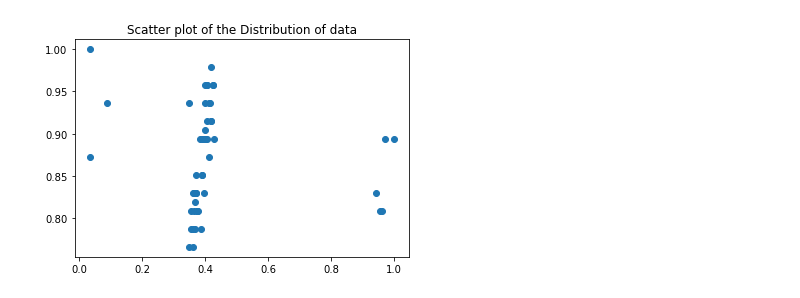
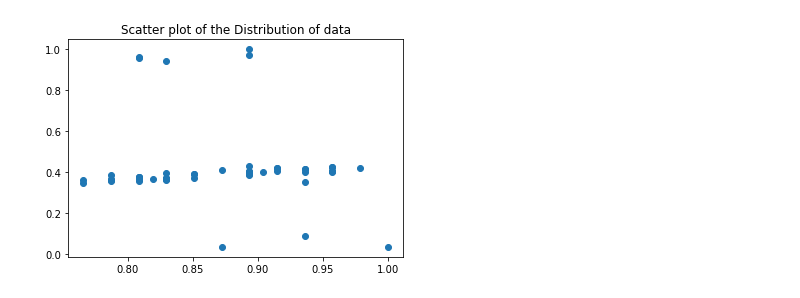
Before and after one commit to Dybton/data-mining-mini-project, a Jupyter notebook: mini_project_clustering.ipynb, the cells around one changed output. Cells and saved outputs as stored; diff of their text form; code cells hidden in the pictures.

```diff
--- a/mini_project_clustering.ipynb
+++ b/mini_project_clustering.ipynb
@@ -5,8 +5,11 @@ import matplotlib.pyplot as plt
 import random
 from tkinter import E
 
+
 # import Data miners 2022 (answers).csv from the same directory as this file and create a dataframe called df
 df = pd.read_csv('Data miners 2022 (answers).csv')
+
+df = df.reset_index(drop=True) # Remove the index from the file
 
 #change Your height (in International inches)\nAlready, an awkward data storage format. It's good to be fluent in multiple systems! to height
 df = df.rename(columns={'Your height (in International inches)\nAlready, an awkward data storage format. It\'s good to be fluent in multiple systems!':'height'})
@@ -14,7 +17,7 @@ df = df.rename(columns={'Your height (in International inches)\nAlready, an awkw
 df = df.rename(columns={'Your mean shoe size (In European Continental system)':'shoe_size'})
 
 # Assign all points to class 0
-df['class'] = 0
+df['class'] = 1
 
 #remove all columns but shoe_size, height, and class
 df = df[['shoe_size', 'height', 'class']]
@@ -25,3 +28,5 @@ df = df[(np.abs(df.height-df.height.mean()) <= (3*df.height.std())) & (np.abs(df
 #normalize the data
 df['height'] = df['height'] / max(df['height'])
 df['shoe_size'] = df['shoe_size'] / max(df['shoe_size'])
+
+display(df)
@@ -28,8 +51,8 @@ df['shoe_size'] = df['shoe_size'] / max(df['shoe_size'])
 # %%
 plt.title('Scatter plot of the Distribution of data')
-plt.scatter(df['height'],df['shoe_size']) # Visualizing the distribution
+plt.scatter(df['shoe_size'],df['height']) # Visualizing the distribution
 plt.show()
 # %% [output]
-[figure, old version]
+[figure, new version]
 # %%
 def initializeMeans(df):
```
Also changed, not shown: parts of 7 cells of this notebook, 5 other files.
